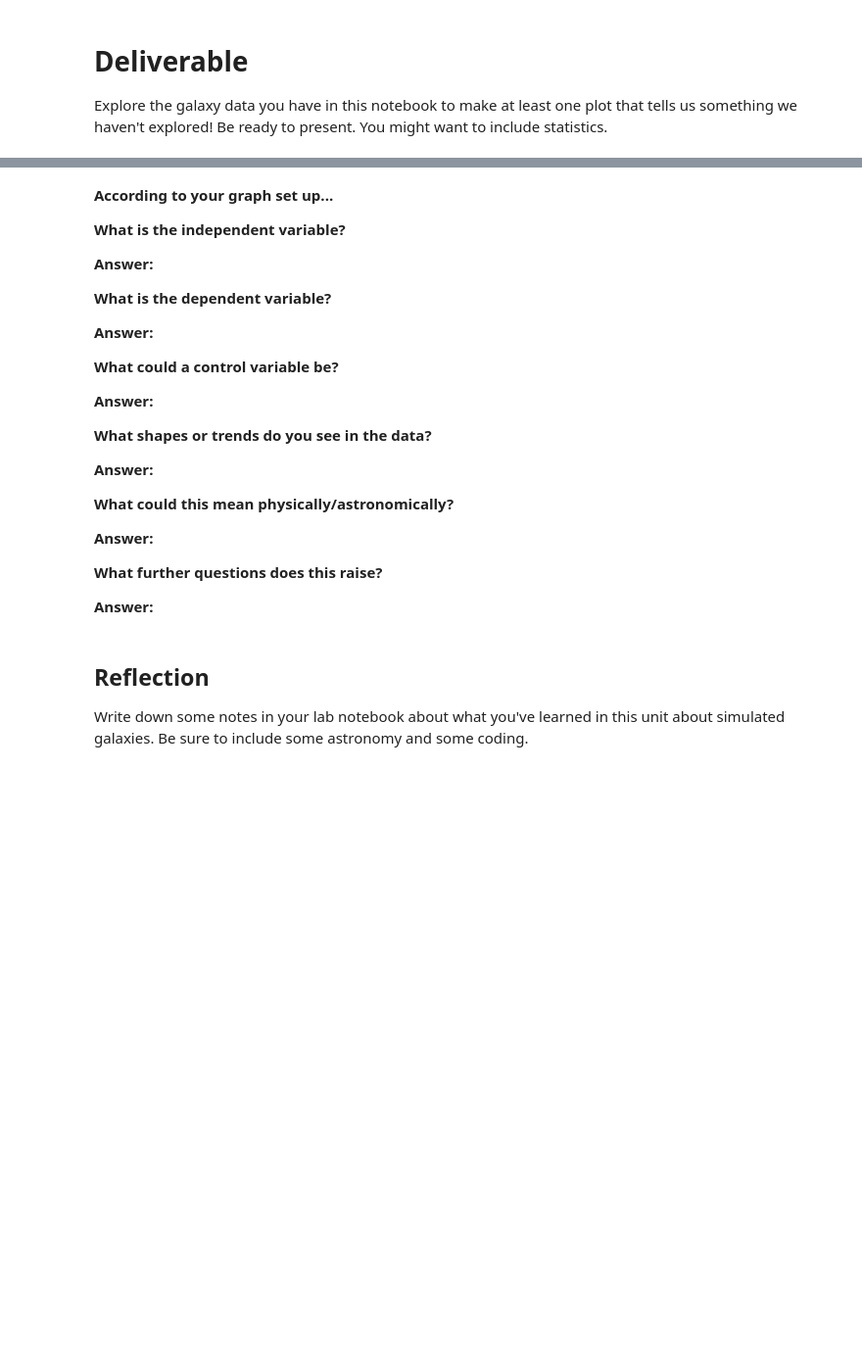
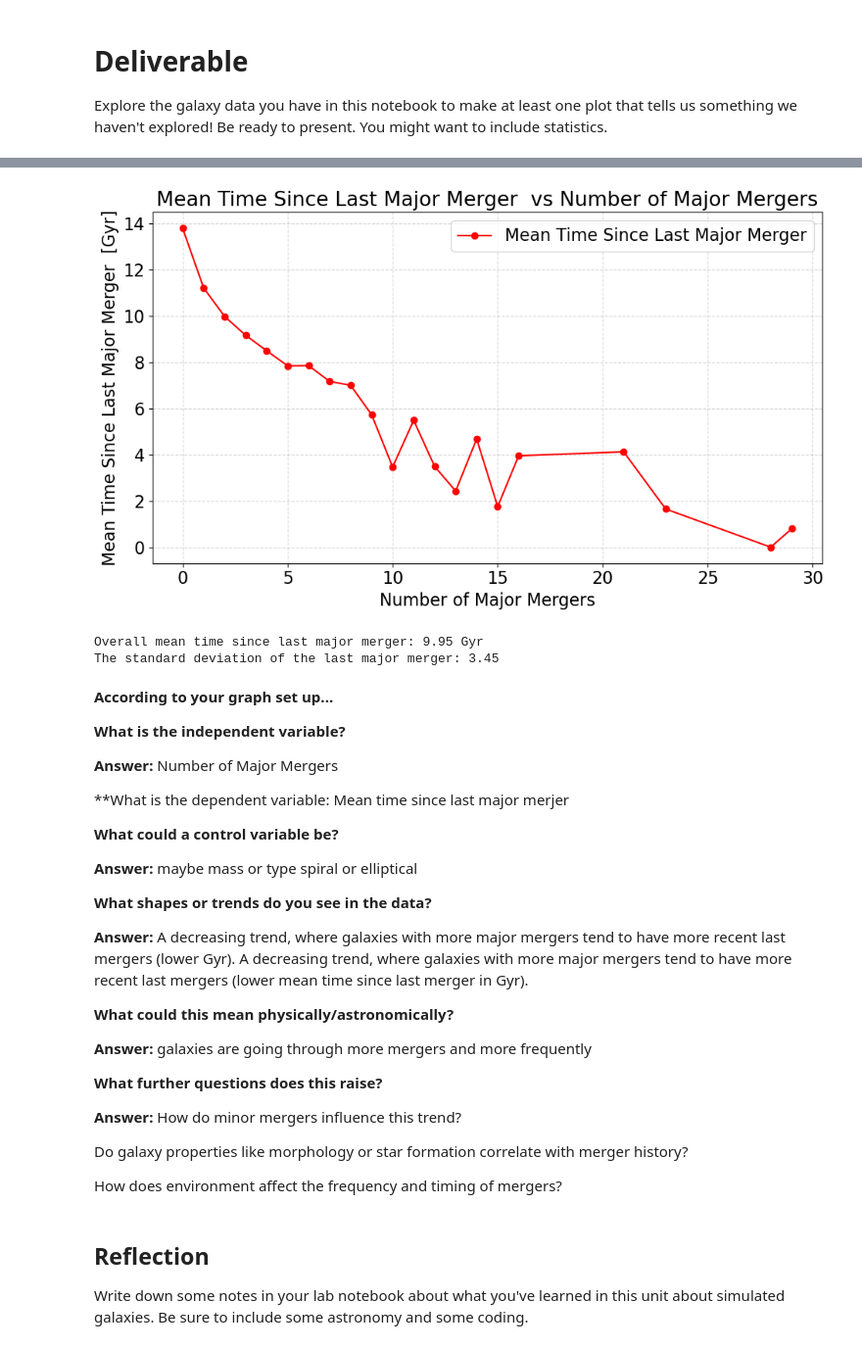
Before and after one commit to PrisonTeachingInitiative/CFR-2025, a Jupyter notebook: Astro/Blank/7 - Simulated Galaxies Pt2.ipynb, the cells around one changed output, grey strips where cells are left out. Shown at 98% size. Drawn from its saved outputs; the diff is of its cells as text; code cells hidden in the pictures; blank space fills up the shorter version.

```diff
--- a/Astro/Blank/7 - Simulated Galaxies Pt2.ipynb
+++ b/Astro/Blank/7 - Simulated Galaxies Pt2.ipynb
@@ -195,31 +275,67 @@ Explore the galaxy data you have in this notebook to make at least one plot that
+# %%
+import matplotlib.pyplot as plt
+import numpy as np
+import pandas as pd
+
+import matplotlib
+matplotlib.rc('font', **{'family':'sans-serif', 'size':16})
+
+# Extract columns
+time_since_last_merger = data2['Time Since Last Major Merger [Gyr]']
+num_maj_mergers = data2['Number of Major Mergers']
+
+# Group by number of major mergers and compute the mean time since last merger
+grouped = data2.groupby('Number of Major Mergers')['Time Since Last Major Merger [Gyr]'].mean()
+
+# Plot
+plt.figure(figsize=(10, 6))
+plt.plot(grouped.index, grouped.values, marker='o', linestyle='-', color='red', label='Mean Time Since Last Major Merger')
+#plt.bar(grouped.index, grouped.values, color='red', edgecolor='black')
+plt.xlabel('Number of Major Mergers')
+plt.ylabel('Mean Time Since Last Major Merger  [Gyr]')
+plt.title('Mean Time Since Last Major Merger  vs Number of Major Mergers')
+plt.grid(True, linestyle='--', alpha=0.5)
+plt.legend()
+plt.tight_layout()
+plt.show()
+
+# Optional: print the overall mean
+print('Overall mean time since last major merger:', round(time_since_last_merger.mean(), 2), 'Gyr')
+print('The standard deviation of the last major merger:', round(np.std(time_since_last_merger), 2))
+# %% [output]
+[figure, added]
+Overall mean time since last major merger: 9.95 Gyr
+The standard deviation of the last major merger: 3.45
 # %% [markdown]
 **According to your graph set up...**
 
 **What is the independent variable?**
 
-**Answer:**
+**Answer:** Number of Major Mergers
 
 
-**What is the dependent variable?**
-
-**Answer:**
+**What is the dependent variable: Mean time since last major merjer
 
 
 **What could a control variable be?**
 
-**Answer:**
+**Answer:** maybe mass or type spiral or elliptical
 
 **What shapes or trends do you see in the data?**
 
-**Answer:**
+**Answer:** A decreasing trend, where galaxies with more major mergers tend to have more recent last mergers (lower Gyr). A decreasing trend, where galaxies with more major mergers tend to have more recent last mergers (lower mean time since last merger in Gyr).
 
 **What could this mean physically/astronomically?**
 
-**Answer:**
+**Answer:** galaxies are going through more mergers and more frequently
 
 **What further questions does this raise?**
 
-**Answer:**
+**Answer:** How do minor mergers influence this trend?
+
+Do galaxy properties like morphology or star formation correlate with merger history?
+
+How does environment affect the frequency and timing of mergers?
 # %% [markdown]
 ## Reflection
 
```
Also changed, not shown: parts of 7 cells of this notebook.
